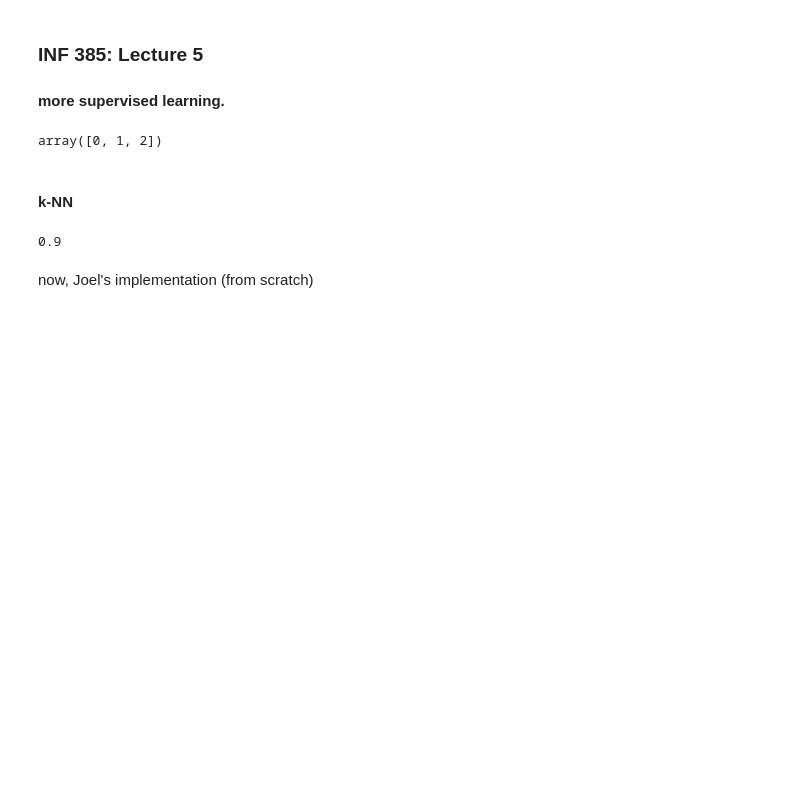
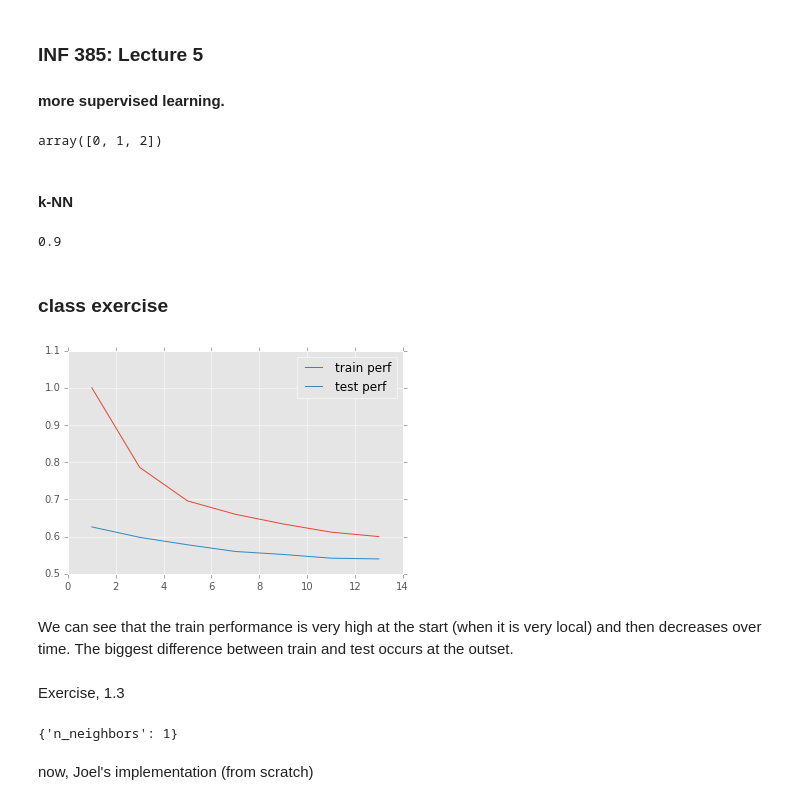
Before and after one commit to bwallace/INF-385T-applied-data-mining, a Jupyter notebook: lecture5-more-classification/lecture5-more-supervised-learning.ipynb, the cells around one changed output. Saved outputs shown, nothing was run; the diff lists cells and outputs as text; code cells hidden in the pictures; blank space fills up the shorter version.

```diff
--- a/lecture5-more-classification/lecture5-more-supervised-learning.ipynb
+++ b/lecture5-more-classification/lecture5-more-supervised-learning.ipynb
@@ -60,6 +64,38 @@ y_hat = knn.predict(iris_X_test)
 print(metrics.accuracy_score(iris_y_test, y_hat))
 # %% [output]
 0.9
+# %% [markdown]
+### class exercise
+# %%
+# a bit harder task
+X, y = make_hastie_10_2(n_samples=1000, random_state=100)
+train_accuracies, test_accuracies = [], []
+k_vals = list(range(1,15,2))
+for k in k_vals:
+    knn = KNeighborsClassifier(n_neighbors=k)
+    knn.fit(X[:500], y[:500])
+    y_train_hat = knn.predict(X[:500])
+    y_test_hat  = knn.predict(X[500:])
+    test_accuracies.append(metrics.accuracy_score(y[500:], y_test_hat))
+    train_accuracies.append(metrics.accuracy_score(y[:500], y_train_hat))
+
+plt.plot(k_vals, train_accuracies, label='train perf')
+plt.plot(k_vals, test_accuracies, label='test perf')
+plt.legend();
+# %% [output]
+[figure, added]
+# %% [markdown]
+We can see that the train performance is very high at the start (when it is very local) and then decreases over time. The biggest difference between train and test occurs at the outset.
+# %% [markdown]
+Exercise, 1.3
+# %%
+knn = KNeighborsClassifier()
+params ={'n_neighbors':list(range(1,15))}
+model = sklearn.grid_search.GridSearchCV(knn, params, cv=10)
+model.fit(X[:500], y[:500]);
+model.best_params_
+# %% [output]
+{'n_neighbors': 1}
 # %% [markdown]
 now, Joel's implementation (from scratch)
 # %%
```
Also changed, not shown: parts of 9 cells of this notebook, 1 other file.
